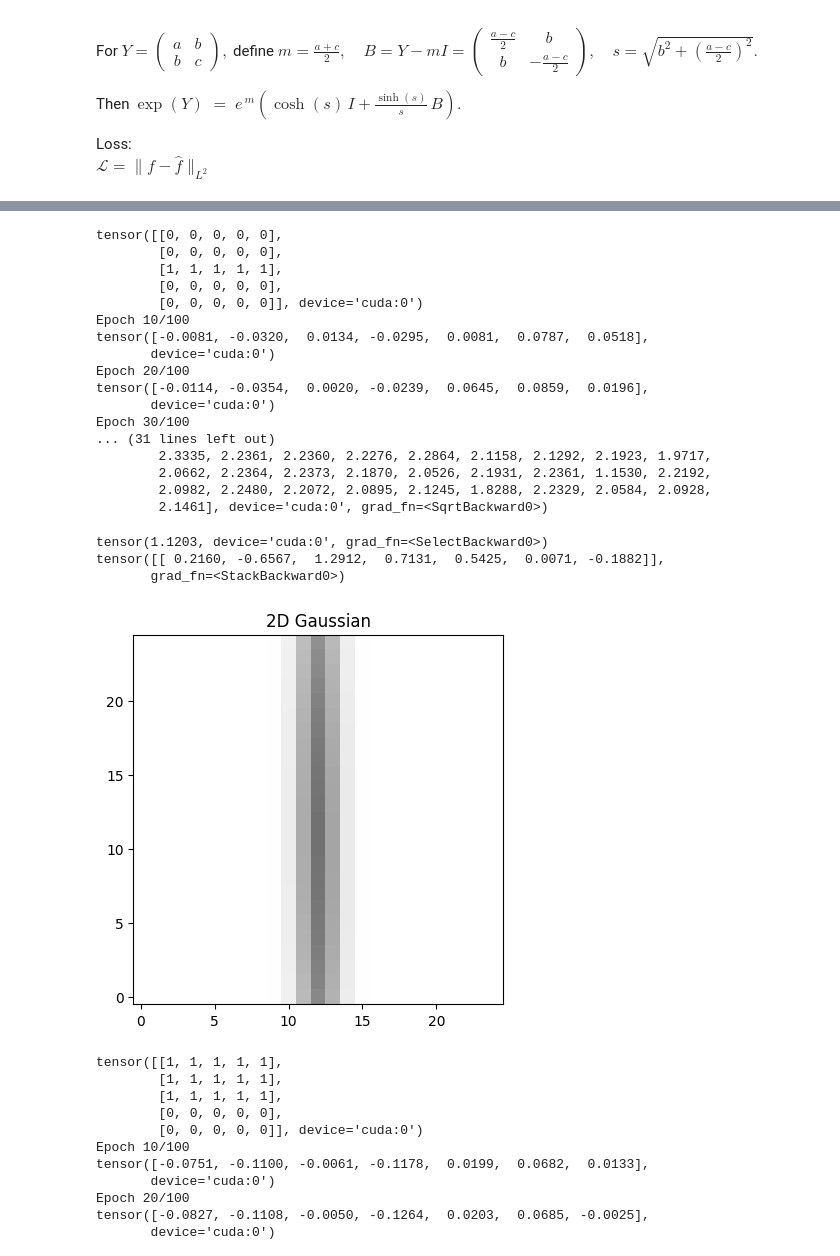
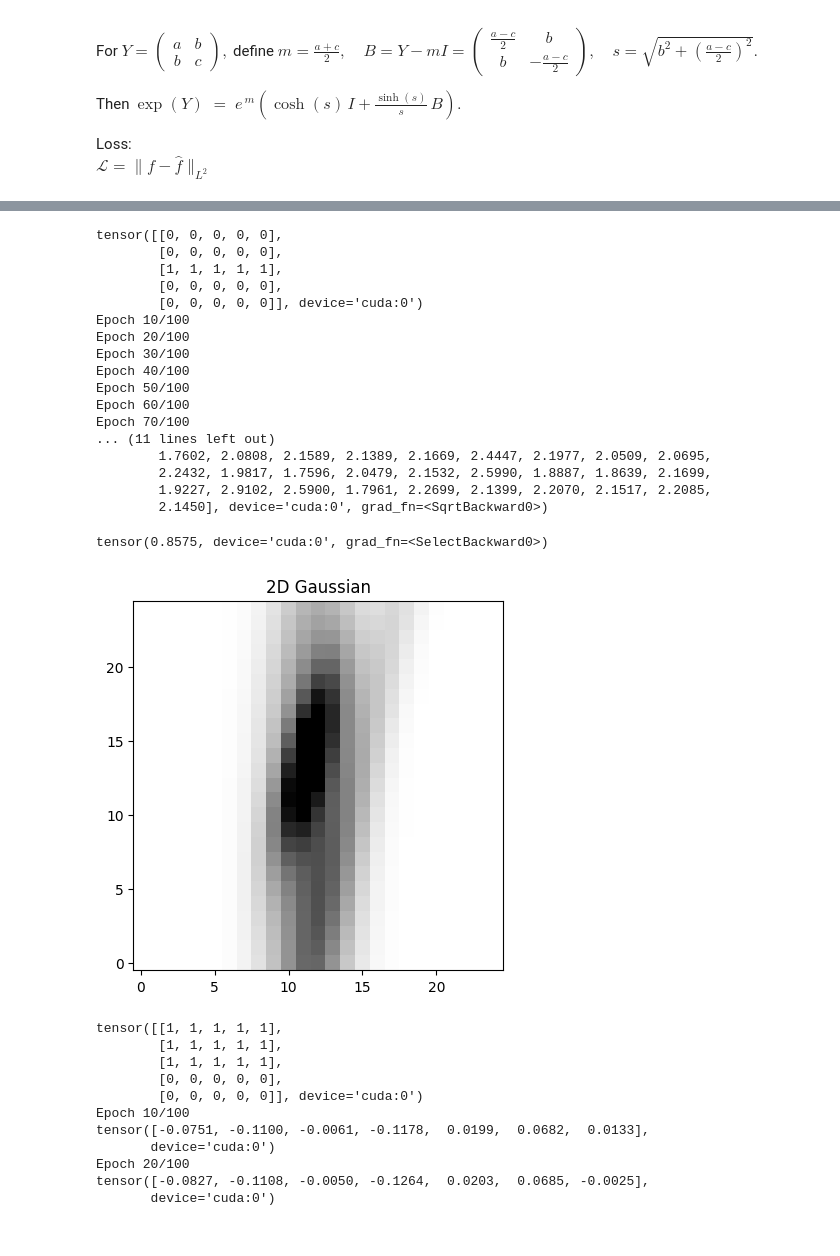
Before and after one commit to SuperVK/sparse-image-repr-bep, a Jupyter notebook: project.ipynb, the cells around one changed output, grey strips where cells are left out. Drawn from its saved outputs; the diff is of its cells as text; code cells hidden in the pictures.

Commit message:
multiple guassian technically implemented

```diff
--- a/project.ipynb
+++ b/project.ipynb
@@ -131,19 +131,25 @@ import matplotlib.pyplot as plt
 xv, yv = np.meshgrid(np.linspace(-2, 2, 100), np.linspace(-2, 2, 100))
 points = np.stack([xv, yv], axis=-1)  # shape (100, 100, 2)
 
-x = torch.tensor([-0.2805,1.2112])
+x = torch.tensor([[[-0.2805,1.2112]]])
 # 1.1102,  0.7595, -0.3787, -1.3284,  0.3944, -0.2805,  1.2112
 
-a = torch.tensor([0.7595])
-b = torch.tensor([-0.3787])
-c = torch.tensor([-1.3284])
-theta = torch.tensor([1.2944])
+a = torch.tensor([[0.7595]])
+b = torch.tensor([[-0.3787]])
+c = torch.tensor([[-1.3284]])
+print(c.size())
+theta = torch.tensor([[1.2944]])
+print((exp_SO(theta) @ exp_SNM(a,b,c)).size())
+print(x.size())
+
+print(group_action_func(x, exp_SO(theta) @ exp_SNM(a,b,c), torch.tensor([points[0, 0]], dtype=torch.float), gaussian))
+
 
 # Evaluate gaussian at each point
 gauss_img = np.zeros((100, 100))
 for i in range(100):
 	for j in range(100):
-		gauss_img[i, j] = torch.sigmoid(torch.tensor(1.1102))*group_action_func(x, exp_SO(theta) @ exp_SNM(a,b,c), torch.tensor([points[i, j]], dtype=torch.float), gaussian)
+		gauss_img[i, j] = torch.sigmoid(torch.tensor(1.1102))*group_action_func(x, exp_SO(theta) @ exp_SNM(a,b,c), torch.tensor([points[i, j]], dtype=torch.float), gaussian).sum()
 
 plt.title("2D Gaussian")
 plt.imshow(1 - gauss_img, extent=[-2, 2, -2, 2], origin='lower', cmap='gray', vmin=0, vmax=1)
@@ -156,12 +166,12 @@ torch.autograd.set_detect_anomaly(False)
 
 device = torch.device("cuda:0")
 
-def train(learning_rate, epochs, batches, target):
+def train(learning_rate: float, epochs: int, batches: int, guassians: int, target: torch.Tensor):
     # Prepare training data as a batch for vectorized computation
     inputs = torch.stack([torch.tensor([i, j], dtype=torch.float, device=device) for i in range(-2, 3) for j in range(-2, 3)])  # shape (25, 2)
     targets = torch.stack([target.flatten()]*batches)  # shape (25, )
 
-    w = torch.randn(7, batches, requires_grad=True, device=device)
+    w = torch.randn(7, guassians, batches, requires_grad=True, device=device)
 
     for epoch in range(epochs):
         if (epoch + 1) % 10 == 0:
@@ -173,12 +183,11 @@ def train(learning_rate, epochs, batches, target):
         ]).permute(1, 0)
 
         eps = 1e-18 # counteract floating point inprecision
-
         loss = torch.sqrt(torch.sum((targets - preds)**2, 1)  + eps).mean()
         loss.backward()
         with torch.no_grad():
-            if (epoch + 1) % 10 == 0:
-                print(w.grad.sum(1))
+            # if (epoch + 1) % 10 == 0:
+            #     print(w.grad.sum(1))
             w -= learning_rate * w.grad
         w.grad.zero_()
 
@@ -194,12 +203,11 @@ def plot_image(w: torch.Tensor, resolution=25):
     xv, yv = np.meshgrid(np.linspace(-2, 2, resolution), np.linspace(-2, 2, resolution))
     points = torch.tensor(np.stack([xv, yv], axis=-1), dtype=torch.float)  # shape (100, 100, 2)
 
-    print(torch.stack([w]))
     # Evaluate gaussian at each point
     gauss_img = np.zeros((resolution, resolution))
     for i in range(0, resolution):
         for j in range(0, resolution):
-            gauss_img[i, j] = f_hat(w.unsqueeze(1), torch.stack([points[i, j]]))
+            gauss_img[i, j] = f_hat(w.unsqueeze(1).permute(0,2,1), torch.stack([points[i, j]]))
 
     plt.title("2D Gaussian")
     plt.imshow(1-gauss_img, origin='lower', cmap='gray', vmin=0, vmax=1)
@@ -272,13 +278,14 @@ Consider using tensor.detach() first. (Triggered internally at /pytorch/torch/cs
 learning_rate = 0.1
 epochs = 100
 batches = 100
+guassians = 3
 
 # create a 5x5 with a black stripe in the middle
 output_z = torch.stack([torch.tensor([0]*5), torch.tensor([0]*5), torch.tensor([1]*5), torch.tensor([0]*5), torch.tensor([0]*5)]).to(device)
 
 print(output_z)
 
-loss, w = train(learning_rate, epochs, batches, output_z)
+loss, w = train(learning_rate, epochs, batches, guassians, output_z)
 
 print(loss)
 min_index = torch.argmin(loss)
@@ -289,26 +296,24 @@ tensor([[0, 0, 0, 0, 0],
         [0, 0, 0, 0, 0],
         [0, 0, 0, 0, 0]], device='cuda:0')
 Epoch 10/100
-tensor([-0.0081, -0.0320,  0.0134, -0.0295,  0.0081,  0.0787,  0.0518],
-       device='cuda:0')
 Epoch 20/100
-tensor([-0.0114, -0.0354,  0.0020, -0.0239,  0.0645,  0.0859,  0.0196],
-       device='cuda:0')
 Epoch 30/100
-... (31 lines left out)
-        2.3335, 2.2361, 2.2360, 2.2276, 2.2864, 2.1158, 2.1292, 2.1923, 1.9717,
-        2.0662, 2.2364, 2.2373, 2.1870, 2.0526, 2.1931, 2.2361, 1.1530, 2.2192,
-        2.0982, 2.2480, 2.2072, 2.0895, 2.1245, 1.8288, 2.2329, 2.0584, 2.0928,
-        2.1461], device='cuda:0', grad_fn=<SqrtBackward0>)
+Epoch 40/100
+Epoch 50/100
+Epoch 60/100
+Epoch 70/100
+... (11 lines left out)
+        1.7602, 2.0808, 2.1589, 2.1389, 2.1669, 2.4447, 2.1977, 2.0509, 2.0695,
+        2.2432, 1.9817, 1.7596, 2.0479, 2.1532, 2.5990, 1.8887, 1.8639, 2.1699,
+        1.9227, 2.9102, 2.5900, 1.7961, 2.2699, 2.1399, 2.2070, 2.1517, 2.2085,
+        2.1450], device='cuda:0', grad_fn=<SqrtBackward0>)
 # %%
 print(loss[min_index])
 
-plot_image(w[:, min_index], 25)
+plot_image(w[:, :, min_index], 25)
 # %% [output]
-tensor(1.1203, device='cuda:0', grad_fn=<SelectBackward0>)
-tensor([[ 0.2160, -0.6567,  1.2912,  0.7131,  0.5425,  0.0071, -0.1882]],
-       grad_fn=<StackBackward0>)
+tensor(0.8575, device='cuda:0', grad_fn=<SelectBackward0>)
-[figure, old version]
+[figure, new version]
 # %%
 learning_rate = 1
 epochs = 100
```
Also changed, not shown: parts of 7 cells of this notebook.
